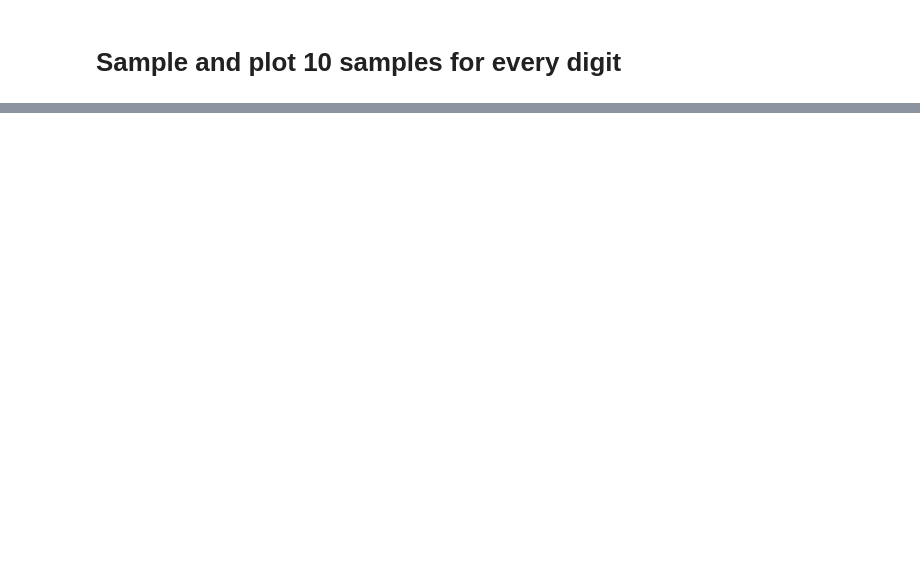
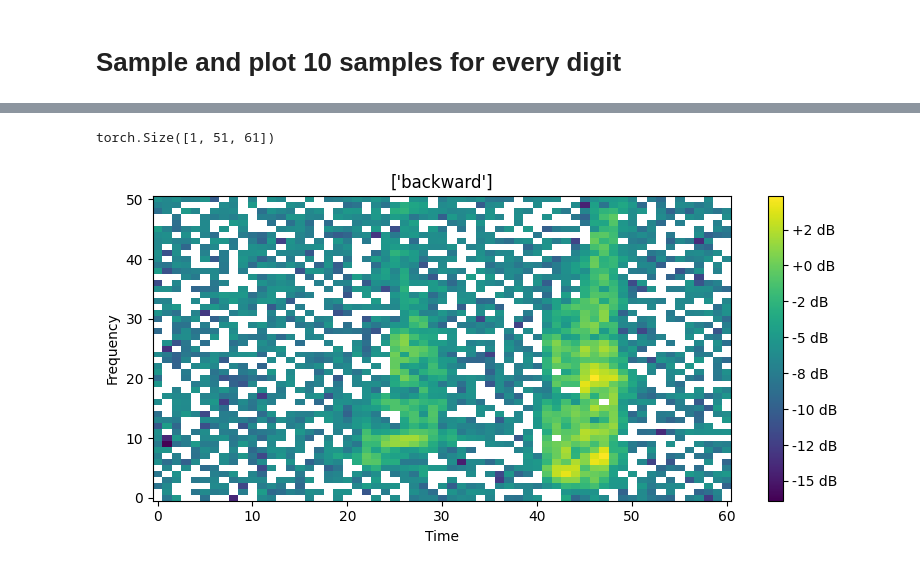
Before and after one commit to mietsj/V3.2-Poison-Version-Control, a Jupyter notebook: thesis-diffusion-importmodel.ipynb, the cells around one changed output, grey strips where cells are left out. Cells and saved outputs as stored; diff of their text form; code cells hidden in the pictures; blank space fills up the shorter version.

Commit message:
updated to match clean model

```diff
--- a/thesis-diffusion-importmodel.ipynb
+++ b/thesis-diffusion-importmodel.ipynb
@@ -61,11 +57,10 @@ thesis-diffusion-poison-32
 Load the data
 # %%
 #Initialization of label encoder
-le = joblib.load(f"../Data/{filename}-label_encoder.pkl")
+le = joblib.load(modellocation + 'label_encoder.pkl')
 
 # Loading train_loader and validation_loader
-train_loader = torch.load(f"../Data/{filename}-train_loader.pth")
-validation_loader = torch.load(f"../Data/{filename}-validation_loader.pth")
-
+#train_loader = torch.load(datalocation + 'train_loader.pth')
+#validation_loader = torch.load(datalocation + 'validation_loader.pth')
 # Number of classes in the dataset (number of spoken commands)
-num_classes = 35
+#num_classes = 35
@@ -371,4 +373,4 @@ for i in train_loader:  # Visualize first 3 samples
 # %%
 loaded_model = UNetConditional()
-loaded_model.load_state_dict(torch.load(f"../Models/{filename}-model.pth"))
+loaded_model.load_state_dict(torch.load(modellocation + filename + ".pth"))
 loaded_model = loaded_model.to(device)
@@ -417,16 +379,3 @@ for i in range(10):
 # %%
 x = torch.randn_like(x_0[:10]).to(device)
-x, x_hist = sample_from_model_conditional(x, loaded_model, beta, label=3)
+x, x_hist = sample_from_model_conditional(x, loaded_model, beta, label=0)
-# %%
-def show_spectrogram(spectrogram, title):
-    plt.figure(figsize=(8, 4))
-    plt.imshow(spectrogram.log2()[0], aspect='auto', origin='lower')
-    plt.colorbar(format='%+2.0f dB')
-    plt.title(title)
-    plt.xlabel('Time')
-    plt.ylabel('Frequency')
-    plt.tight_layout()
-    plt.show()
-
-print(x[9].cpu().shape)
-show_spectrogram(x[9].cpu(), le.inverse_transform([3]))
@@ -451,0 +382,6 @@ torch.Size([1, 16000])
+# %%
+print(x[0].cpu().shape)
+show_spectrogram(x.cpu(), le.inverse_transform([0]))
+# %% [output]
+torch.Size([1, 51, 61])
+[figure, added]
```
Also changed, not shown: parts of 24 cells of this notebook, 2 other files.
